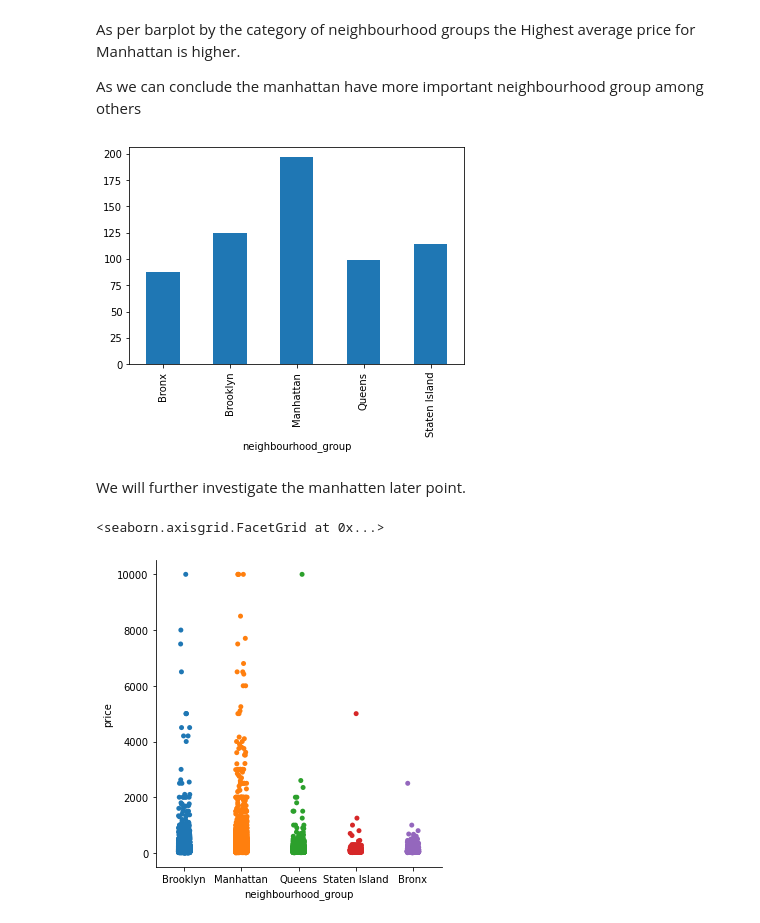
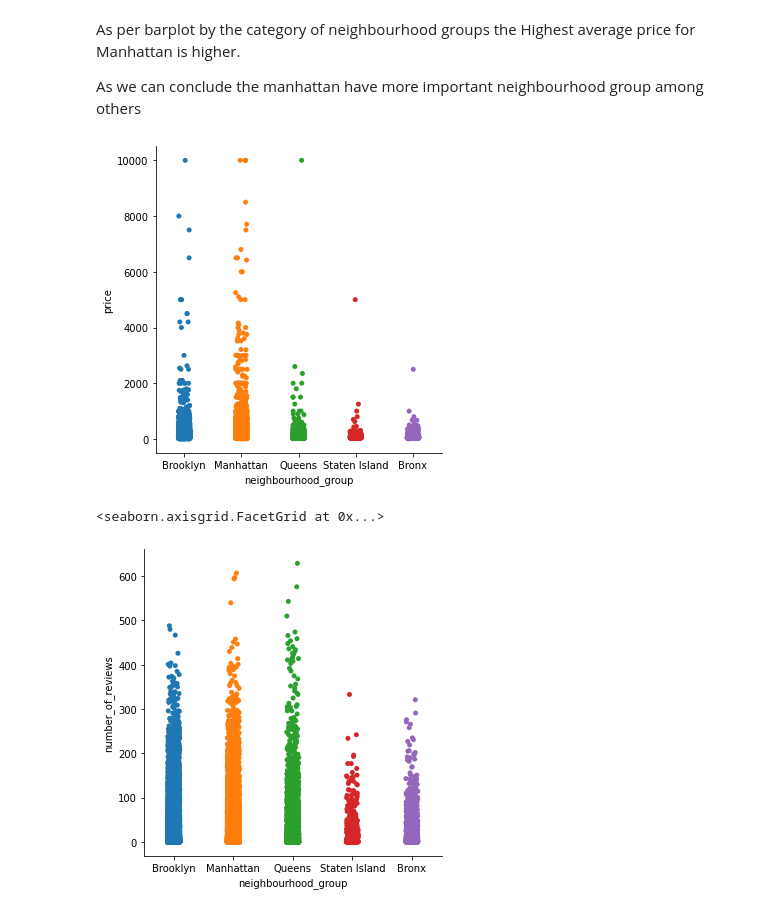
Before and after one commit to Pronoy2324/project, a Jupyter notebook: Airbnb.ipynb, the cells around one changed output. Drawn from its saved outputs; the diff is of its cells as text; code cells hidden in the pictures.

```diff
--- a/Airbnb.ipynb
+++ b/Airbnb.ipynb
@@ -74,6 +92,8 @@ dtype: int64
 
 1. 16 names are missing we can remove the column and work id for the count.
 2. last_review and reviews per month have 10052 numbers. This stated that the id's which dont have any reviews they are null, we can keep the column for now
+# %%
+data = df.drop(['name','host_name','host_id'],axis=1)
 # %%
 # Finding catagorical value.
 
@@ -96,5 +113,3 @@ reviews_per_month                   937
 calculated_host_listings_count       47
 availability_365                    366
 dtype: int64
-# %%
-data=df.groupby(by='neighbourhood_group')['price'].mean()
@@ -115,12 +137,10 @@ As we can conclude the manhattan have more important neighbourhood group among o
 # %%
-data.plot.bar(x='neighbourhood_group',y='price')
+sns.catplot(x='neighbourhood_group',y='price',data=data)
 plt.show()
 # %% [output]
-[figure, old version]
+[figure, new version]
-# %% [markdown]
-We will further investigate the manhatten later point.
 # %%
-sns.catplot(x='neighbourhood_group',y='price',data=df)
+sns.catplot(x='neighbourhood_group',y='number_of_reviews',data=data)
 # %% [output]
 <seaborn.axisgrid.FacetGrid at 0x...>
-[figure, old version]
+[figure, new version]
```
Also changed, not shown: parts of 12 cells of this notebook.
